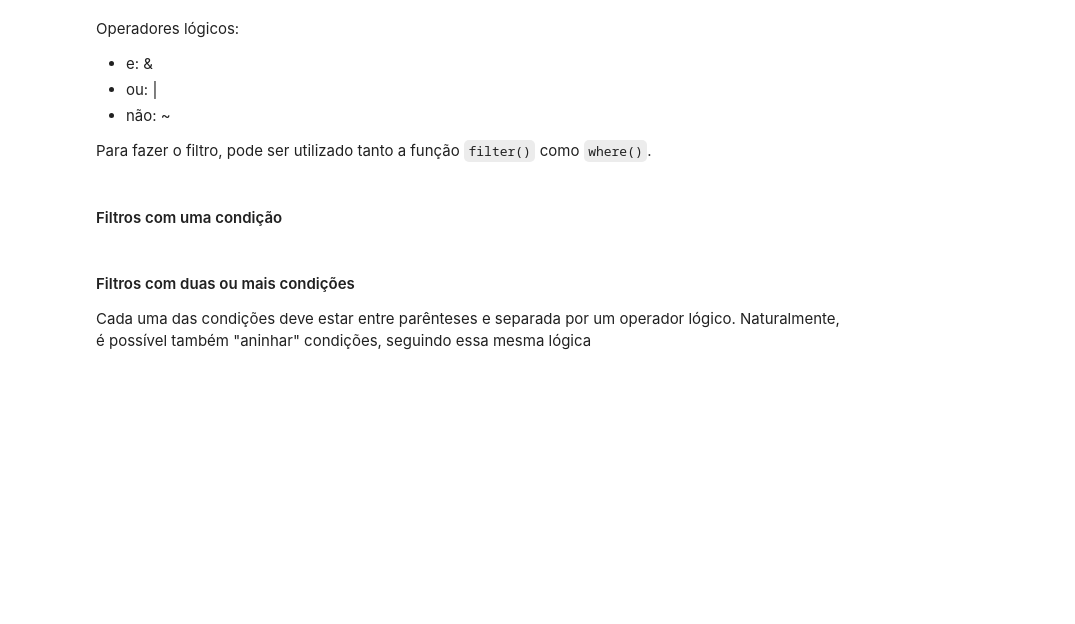
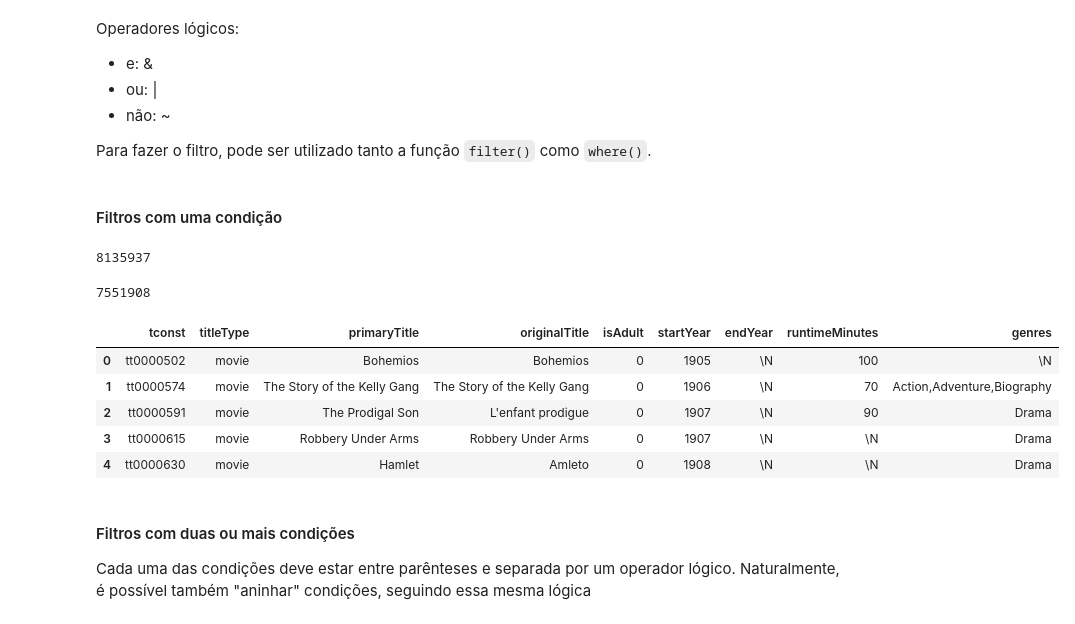
Before and after one commit to smedina1304/edc-igti-spark-mod3, a Jupyter notebook: CD - Aula Interativa.ipynb, the cells around one changed output. Saved outputs shown, nothing was run; the diff lists cells and outputs as text; code cells hidden in the pictures; blank space fills up the shorter version.

```diff
--- a/CD - Aula Interativa.ipynb
+++ b/CD - Aula Interativa.ipynb
@@ -293,11 +307,32 @@ Operadores lógicos:
 Para fazer o filtro, pode ser utilizado tanto a função `filter()` como `where()`.
 # %% [markdown]
 #### Filtros com uma condição
+# %%
+df_titles.count()
+# %% [output]
+8135937
 # %%
 (
-    df_titles.filter(~(col('titleType') == 'movie'))
+    df_titles
+    .filter(~(f.col('titleType') == 'movie'))
     .count()
 )
+# %% [output]
+7551908
+# %%
+(
+    df_titles
+    .filter(f.col('titleType') == 'movie')
+    .limit(5)
+    .toPandas()
+)
+# %% [output]
+|  | tconst | titleType | primaryTitle | originalTitle | isAdult | startYear | endYear | runtimeMinutes | genres |
+| 0 | tt0000502 | movie | Bohemios | Bohemios | 0 | 1905 | \N | 100 | \N |
+| 1 | tt0000574 | movie | The Story of the Kelly Gang | The Story of the Kelly Gang | 0 | 1906 | \N | 70 | Action,Adventure,Biography |
+| 2 | tt0000591 | movie | The Prodigal Son | L'enfant prodigue | 0 | 1907 | \N | 90 | Drama |
+| 3 | tt0000615 | movie | Robbery Under Arms | Robbery Under Arms | 0 | 1907 | \N | \N | Drama |
+| 4 | tt0000630 | movie | Hamlet | Amleto | 0 | 1908 | \N | \N | Drama |
 # %% [markdown]
 #### Filtros com duas ou mais condições
 Cada uma das condições deve estar entre parênteses e separada por um operador lógico. Naturalmente, é possível também "aninhar" condições, seguindo essa mesma lógica
```
Also changed, not shown: parts of 26 cells of this notebook.
